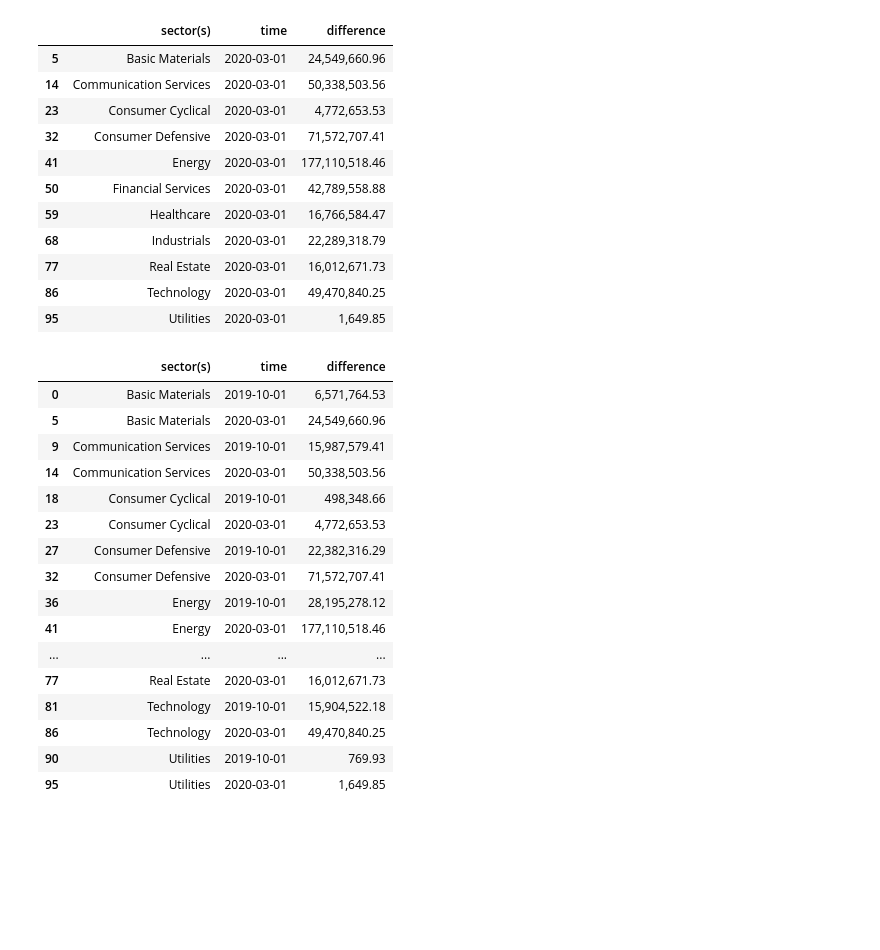
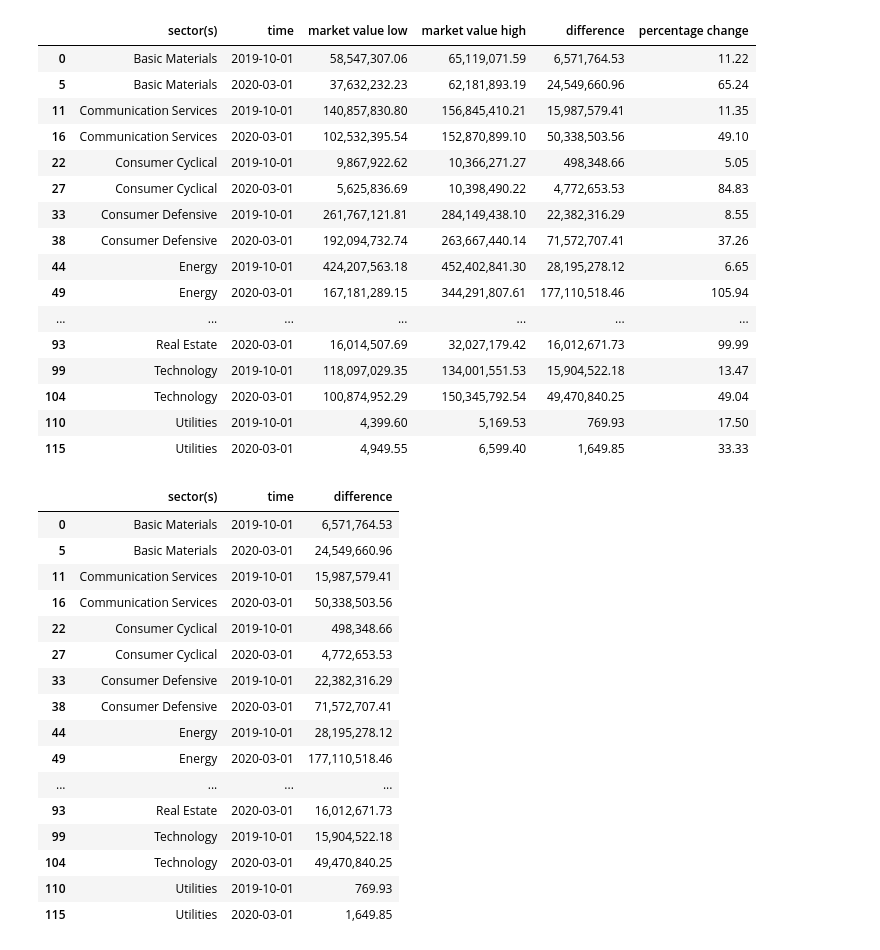
Before and after one commit to LukasTheMouse/Ironhack_project2_NinaLukas, a Jupyter notebook: Data Manipulation .ipynb, the cells around one changed output. Cells and saved outputs as stored; diff of their text form; code cells hidden in the pictures; blank space fills up the shorter version.

```diff
--- a/Data Manipulation .ipynb
+++ b/Data Manipulation .ipynb
@@ -51,6 +61,7 @@ new_table.head(5)
 new_table['market value low'] = new_table['low'] * new_table['basic average shares']
 new_table['market value high'] = new_table['high'] * new_table['basic average shares']
 new_table['difference'] = new_table['market value high'] - new_table['market value low']
+new_table['percentage change'] = (new_table['market value high'] - new_table['market value low']) / new_table['market value low'] * 100
 new_table.head(5)
 # %% [output]
 |  | company | full time employees | industry | sector(s) | ticker | time | open | high | low | ... |
@@ -77,4 +90,5 @@ df
 # %%
-df2 = new_table.groupby(['sector(s)', 'time'])['market value low','market value high', 'difference',].sum()
+df2 = new_table.groupby(['sector(s)', 'time'])['market value low','market value high', 'difference',].sum().reset_index()
+df2['percentage change'] = df2['difference'] / df2['market value low'] * 100
 df2
 # %% [output]
@@ -123,19 +115,25 @@ df3
 # %%
-df4 = new_table.groupby(['sector(s)', 'time'])['difference',].sum().reset_index()
-df4[df4['time'] == '2020-03-01']
+# df4 = new_table.groupby(['sector(s)', 'time'])['percentage change'].sum().reset_index()
+# df4 = new
+df2[df2['time'].isin(['2020-03-01', '2019-10-01'])]
 # %% [output]
-|  | sector(s) | time | difference |
-| 5 | Basic Materials | 2020-03-01 | 24,549,660.96 |
-| 14 | Communication Services | 2020-03-01 | 50,338,503.56 |
-| 23 | Consumer Cyclical | 2020-03-01 | 4,772,653.53 |
-| 32 | Consumer Defensive | 2020-03-01 | 71,572,707.41 |
-| 41 | Energy | 2020-03-01 | 177,110,518.46 |
-| 50 | Financial Services | 2020-03-01 | 42,789,558.88 |
-| 59 | Healthcare | 2020-03-01 | 16,766,584.47 |
-| 68 | Industrials | 2020-03-01 | 22,289,318.79 |
-| 77 | Real Estate | 2020-03-01 | 16,012,671.73 |
-| 86 | Technology | 2020-03-01 | 49,470,840.25 |
-| 95 | Utilities | 2020-03-01 | 1,649.85 |
+|  | sector(s) | time | market value low | market value high | difference | percentage change |
+| 0 | Basic Materials | 2019-10-01 | 58,547,307.06 | 65,119,071.59 | 6,571,764.53 | 11.22 |
+| 5 | Basic Materials | 2020-03-01 | 37,632,232.23 | 62,181,893.19 | 24,549,660.96 | 65.24 |
+| 11 | Communication Services | 2019-10-01 | 140,857,830.80 | 156,845,410.21 | 15,987,579.41 | 11.35 |
+| 16 | Communication Services | 2020-03-01 | 102,532,395.54 | 152,870,899.10 | 50,338,503.56 | 49.10 |
+| 22 | Consumer Cyclical | 2019-10-01 | 9,867,922.62 | 10,366,271.27 | 498,348.66 | 5.05 |
+| 27 | Consumer Cyclical | 2020-03-01 | 5,625,836.69 | 10,398,490.22 | 4,772,653.53 | 84.83 |
+| 33 | Consumer Defensive | 2019-10-01 | 261,767,121.81 | 284,149,438.10 | 22,382,316.29 | 8.55 |
+| 38 | Consumer Defensive | 2020-03-01 | 192,094,732.74 | 263,667,440.14 | 71,572,707.41 | 37.26 |
+| 44 | Energy | 2019-10-01 | 424,207,563.18 | 452,402,841.30 | 28,195,278.12 | 6.65 |
+| 49 | Energy | 2020-03-01 | 167,181,289.15 | 344,291,807.61 | 177,110,518.46 | 105.94 |
+| ... | ... | ... | ... | ... | ... | ... |
+| 93 | Real Estate | 2020-03-01 | 16,014,507.69 | 32,027,179.42 | 16,012,671.73 | 99.99 |
+| 99 | Technology | 2019-10-01 | 118,097,029.35 | 134,001,551.53 | 15,904,522.18 | 13.47 |
+| 104 | Technology | 2020-03-01 | 100,874,952.29 | 150,345,792.54 | 49,470,840.25 | 49.04 |
+| 110 | Utilities | 2019-10-01 | 4,399.60 | 5,169.53 | 769.93 | 17.50 |
+| 115 | Utilities | 2020-03-01 | 4,949.55 | 6,599.40 | 1,649.85 | 33.33 |
 # %%
 times = ['2020-03-01', '2019-10-01']
 df5 = df4[df4.time.isin(times)]#.groupby('sector(s)', 'time').sum()
@@ -144,17 +142,17 @@ df5
 |  | sector(s) | time | difference |
 | 0 | Basic Materials | 2019-10-01 | 6,571,764.53 |
 | 5 | Basic Materials | 2020-03-01 | 24,549,660.96 |
-| 9 | Communication Services | 2019-10-01 | 15,987,579.41 |
-| 14 | Communication Services | 2020-03-01 | 50,338,503.56 |
-| 18 | Consumer Cyclical | 2019-10-01 | 498,348.66 |
-| 23 | Consumer Cyclical | 2020-03-01 | 4,772,653.53 |
-| 27 | Consumer Defensive | 2019-10-01 | 22,382,316.29 |
-| 32 | Consumer Defensive | 2020-03-01 | 71,572,707.41 |
-| 36 | Energy | 2019-10-01 | 28,195,278.12 |
-| 41 | Energy | 2020-03-01 | 177,110,518.46 |
+| 11 | Communication Services | 2019-10-01 | 15,987,579.41 |
+| 16 | Communication Services | 2020-03-01 | 50,338,503.56 |
+| 22 | Consumer Cyclical | 2019-10-01 | 498,348.66 |
+| 27 | Consumer Cyclical | 2020-03-01 | 4,772,653.53 |
+| 33 | Consumer Defensive | 2019-10-01 | 22,382,316.29 |
+| 38 | Consumer Defensive | 2020-03-01 | 71,572,707.41 |
+| 44 | Energy | 2019-10-01 | 28,195,278.12 |
+| 49 | Energy | 2020-03-01 | 177,110,518.46 |
 | ... | ... | ... | ... |
-| 77 | Real Estate | 2020-03-01 | 16,012,671.73 |
-| 81 | Technology | 2019-10-01 | 15,904,522.18 |
-| 86 | Technology | 2020-03-01 | 49,470,840.25 |
-| 90 | Utilities | 2019-10-01 | 769.93 |
-| 95 | Utilities | 2020-03-01 | 1,649.85 |
+| 93 | Real Estate | 2020-03-01 | 16,012,671.73 |
+| 99 | Technology | 2019-10-01 | 15,904,522.18 |
+| 104 | Technology | 2020-03-01 | 49,470,840.25 |
+| 110 | Utilities | 2019-10-01 | 769.93 |
+| 115 | Utilities | 2020-03-01 | 1,649.85 |
```
Also changed, not shown: parts of 12 cells of this notebook.
